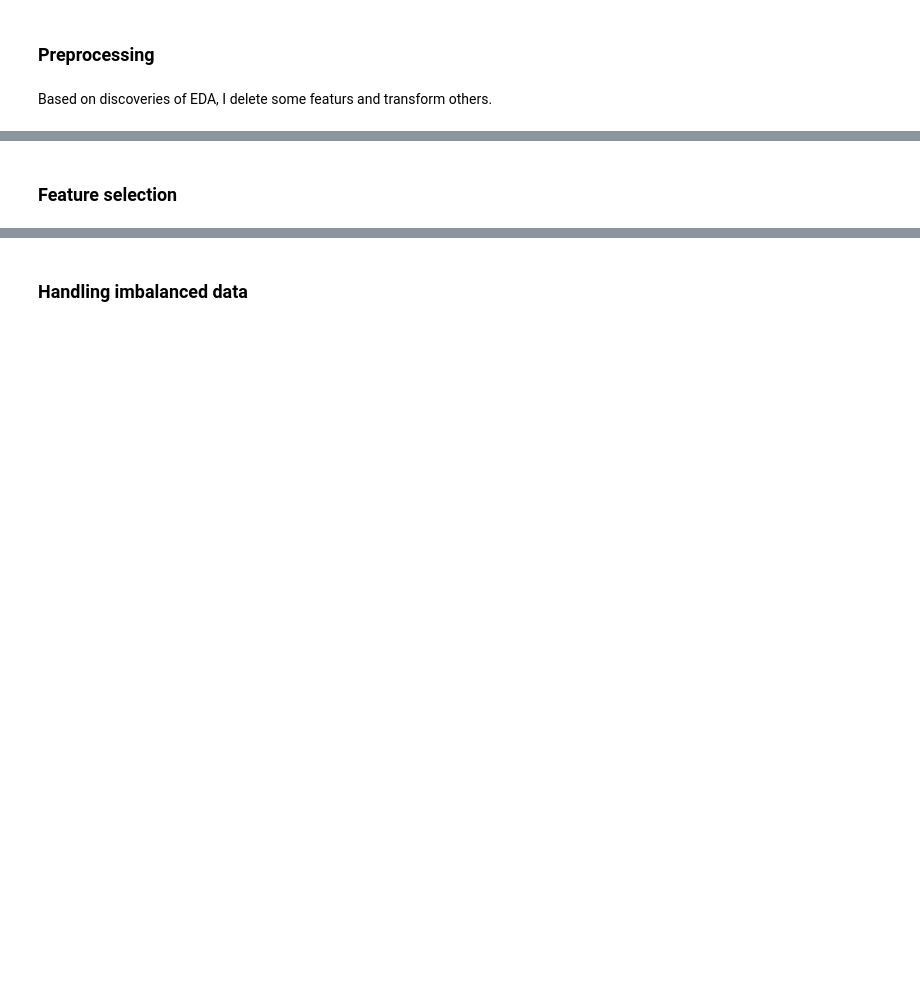
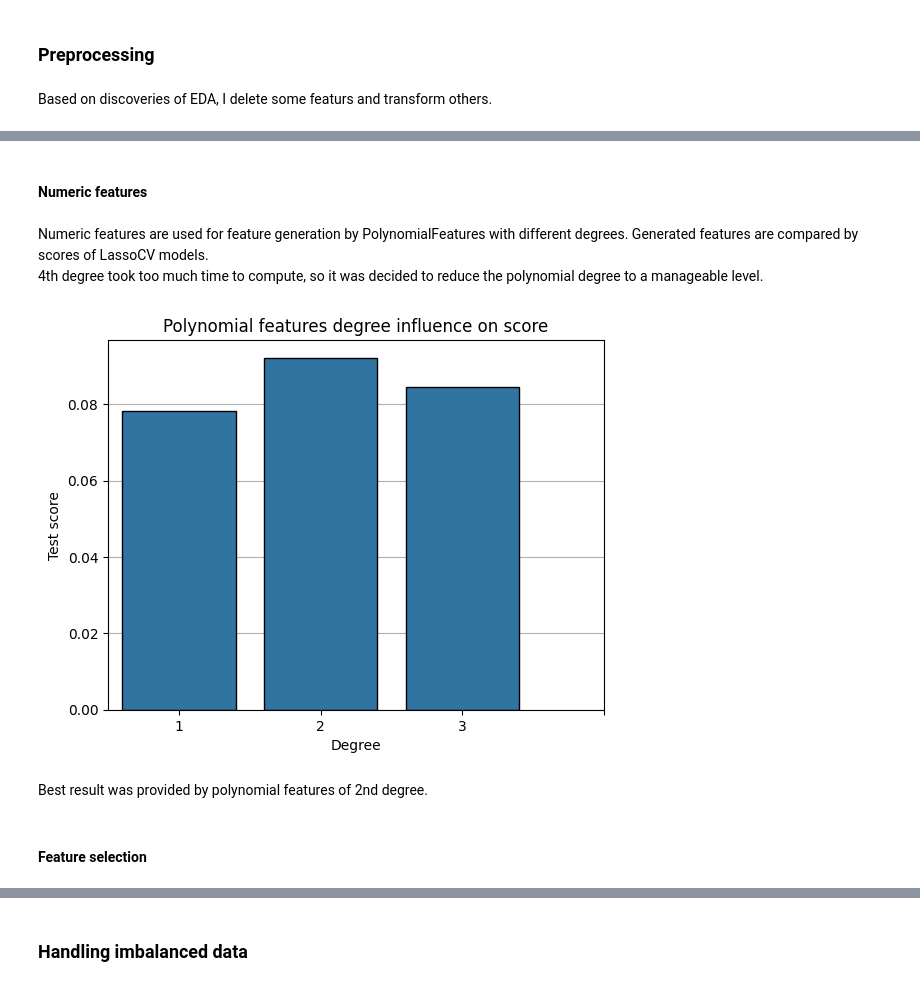
Before and after one commit to ArtemAntonov/Credit-Card-Transactions-Fraud-Detection, a Jupyter notebook: 2. Preprocessing.ipynb, the cells around one changed output, grey strips where cells are left out. Drawn from its saved outputs; the diff is of its cells as text; code cells hidden in the pictures; blank space fills up the shorter version.

```diff
--- a/2. Preprocessing.ipynb
+++ b/2. Preprocessing.ipynb
@@ -120,2 +103,52 @@ def evaluate(title):
+# %%
+mca = prince.MCA(n_components=68, random_state=1)
+X_train_cat = mca.fit_transform(X_train.select_dtypes(include='object'))
+X_test_cat = mca.transform(X_test.select_dtypes(include='object'))
+# %% [markdown]
+#### Numeric features
+# %% [markdown]
+Numeric features are used for feature generation by PolynomialFeatures with different degrees. Generated features are compared by scores of LassoCV models.<br/>
+4th degree took too much time to compute, so it was decided to reduce the polynomial degree to a manageable level.
+# %%
+X_train_num_bkp = X_train.select_dtypes(include='number')
+X_test_num_bkp = X_test.select_dtypes(include='number')
+res = []
+
+for i in range(1, 4):
+    pf = PolynomialFeatures(degree=i, include_bias=False)
+    X_train = pf.fit_transform(X_train_num_bkp)
+    X_test = pf.transform(X_test_num_bkp)
+
+    X_train = np.concatenate([X_train, X_train_cat], axis=1)  # mca values are added to estimate features importance
+    X_test = np.concatenate([X_test, X_test_cat], axis=1)
+
+    ss = StandardScaler()
+    X_train = ss.fit_transform(X_train)
+    X_test = ss.transform(X_test)
+
+    sample_weights = compute_sample_weight(class_weight='balanced', y=y_train)
+
+    lasso = LassoCV(random_state=1, max_iter=10**9)  # can't use float32 beacause of sklearn bug
+    lasso.fit(X_train, y_train, sample_weight=sample_weights)
+
+    pred = lasso.predict(X_test)
+    pred = (pred > 0.5).astype(int)  # transforming probabilities into 0/1 for scoring
+    res.append(f1_score(y_test, pred))
+
+    joblib.dump(lasso, cur_dir + '\\saves\\features_selection\\degree_' + str(i) + '.jblb')  # trained model is stored for future coefficients extraction
+
+sns.barplot(x=list(range(1, len(res)+1)), y=res, edgecolor='black', zorder=2)
+plt.xlabel('Degree')
+plt.ylabel('Test score')
+plt.title('Polynomial features degree influence on score')
+plt.xticks(range(len(res) + 1))
+plt.grid(axis='y')
+
+del X_train_num_bkp
+del X_test_num_bkp
+# %% [output]
+[figure, added]
+# %% [markdown]
+Best result was provided by polynomial features of 2nd degree.
 # %% [markdown]
-### Feature selection
+#### Feature selection
```
Also changed, not shown: parts of 71 cells of this notebook, 10 other files.
